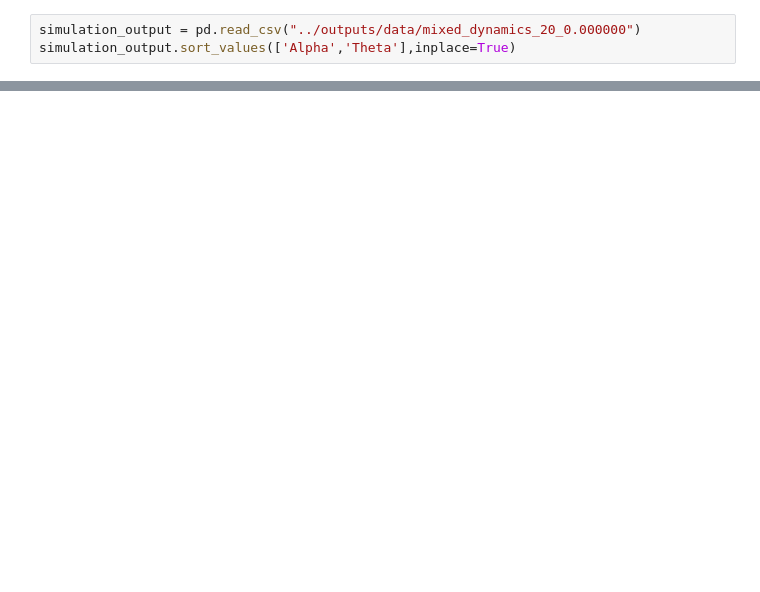
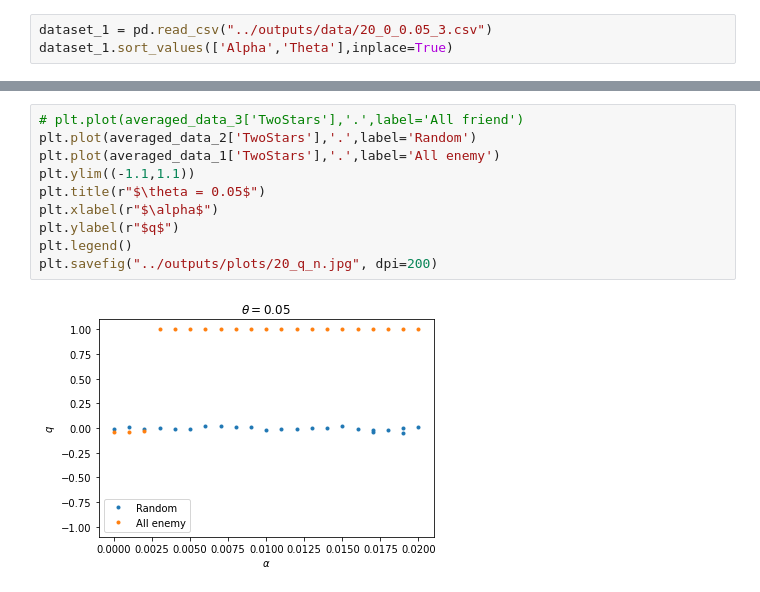
Before and after one commit to hoseinhakimi/hybrid-balance, a Jupyter notebook: python_src/Hybrid_Dynamics_Size_20.ipynb, the cells around one changed output, grey strips where cells are left out. Saved outputs shown, nothing was run; the diff lists cells and outputs as text; blank space fills up the shorter version.

```diff
--- a/python_src/Hybrid_Dynamics_Size_20.ipynb
+++ b/python_src/Hybrid_Dynamics_Size_20.ipynb
@@ -5,4 +4,4 @@ import pandas as pd
 import matplotlib.pyplot as plt
 # %%
-simulation_output = pd.read_csv("../outputs/data/mixed_dynamics_20_0.000000")
-simulation_output.sort_values(['Alpha','Theta'],inplace=True)
+dataset_1 = pd.read_csv("../outputs/data/20_0_0.05_3.csv")
+dataset_1.sort_values(['Alpha','Theta'],inplace=True)
@@ -68,0 +71,12 @@ plt.plot(plot_data['Alpha'], plot_data['Mean'])
+# %%
+# plt.plot(averaged_data_3['TwoStars'],'.',label='All friend')
+plt.plot(averaged_data_2['TwoStars'],'.',label='Random')
+plt.plot(averaged_data_1['TwoStars'],'.',label='All enemy')
+plt.ylim((-1.1,1.1))
+plt.title(r"$\theta = 0.05$")
+plt.xlabel(r"$\alpha$")
+plt.ylabel(r"$q$")
+plt.legend()
+plt.savefig("../outputs/plots/20_q_n.jpg", dpi=200)
+# %% [output]
+[figure, added]
```
Also changed, not shown: parts of 15 cells of this notebook, 4 other files.
